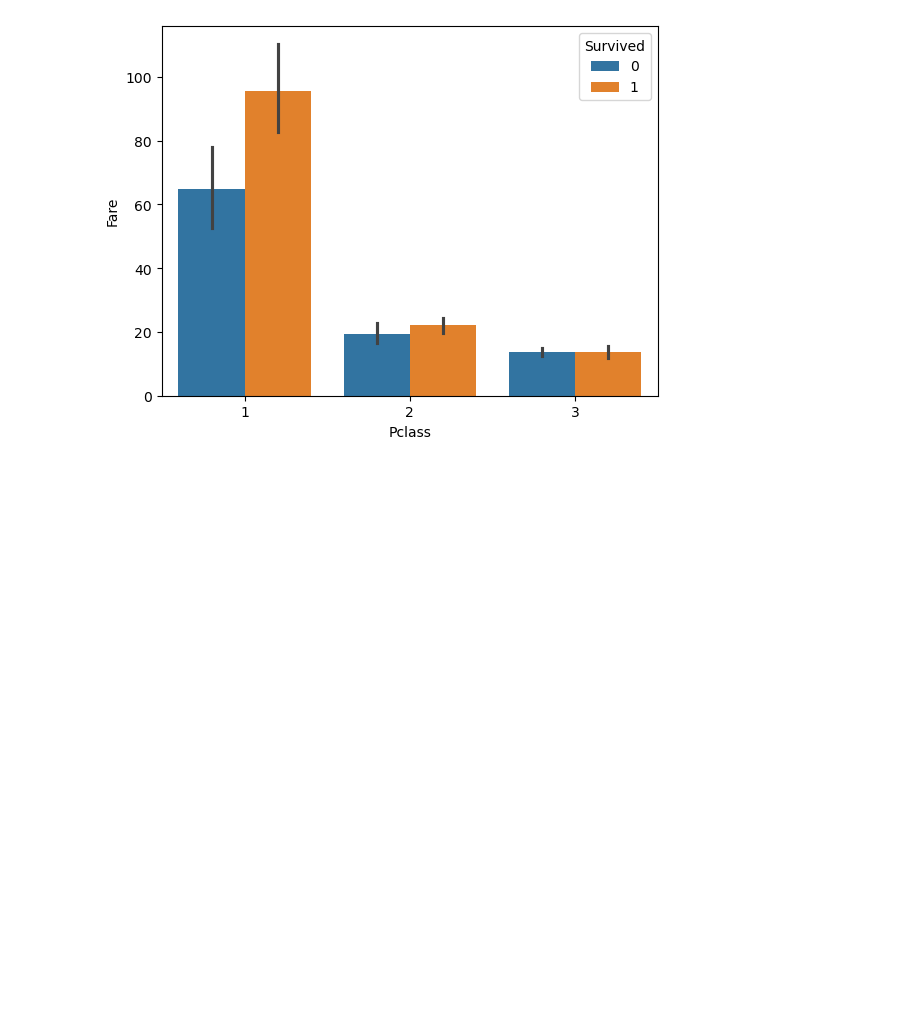
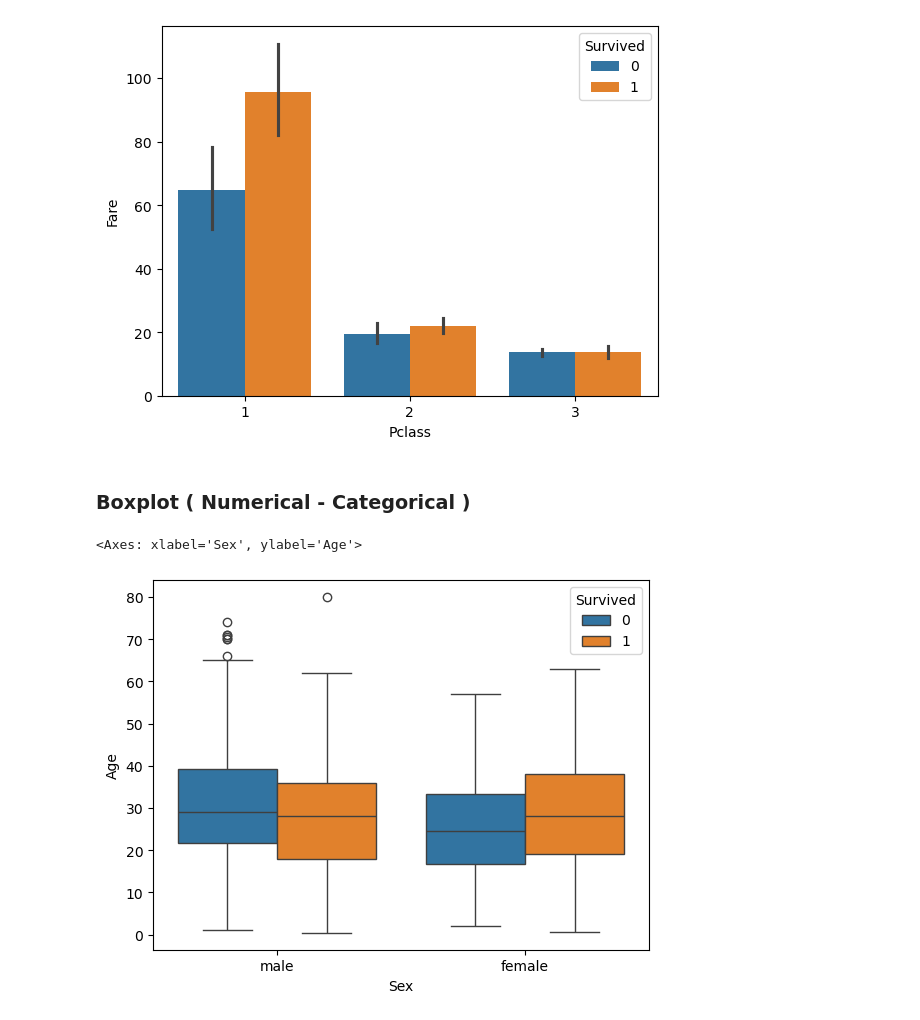
Before and after one commit to tanvir-sec15/Machine_Learning, a Jupyter notebook: Multivariate Analysis.ipynb, the cells around one changed output. Saved outputs shown, nothing was run; the diff lists cells and outputs as text; code cells hidden in the pictures; blank space fills up the shorter version.

Commit message:
Till Heatmap

```diff
--- a/Multivariate Analysis.ipynb
+++ b/Multivariate Analysis.ipynb
@@ -49,3 +49,10 @@ sns.barplot(x='Pclass',y='Fare',data=titanic,hue='Survived')
 # %% [output]
 <Axes: xlabel='Pclass', ylabel='Fare'>
 [figure]
+# %% [markdown]
+### Boxplot ( Numerical - Categorical )
+# %%
+sns.boxplot(x='Sex',y='Age',data=titanic,hue='Survived')
+# %% [output]
+<Axes: xlabel='Sex', ylabel='Age'>
+[figure, added]
```
Also changed, not shown: parts of 11 cells of this notebook, 6 other files.
